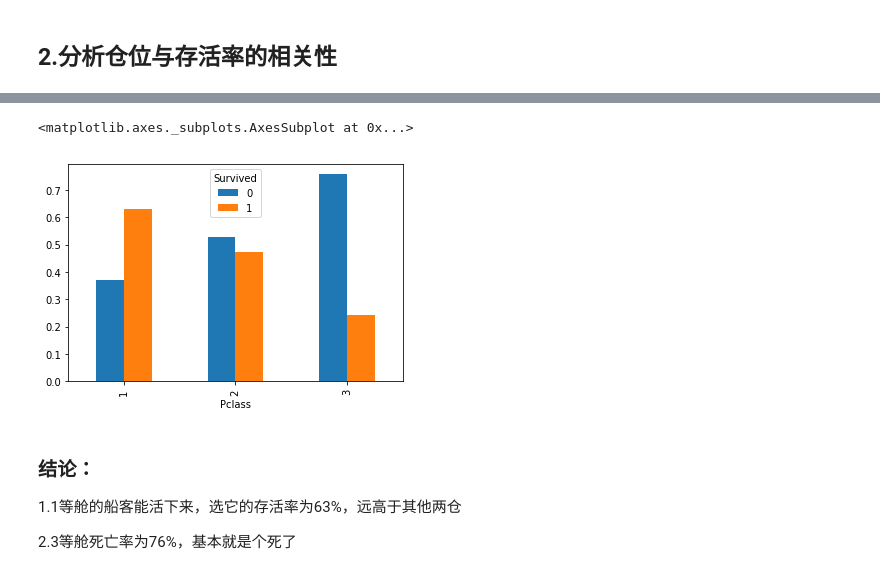
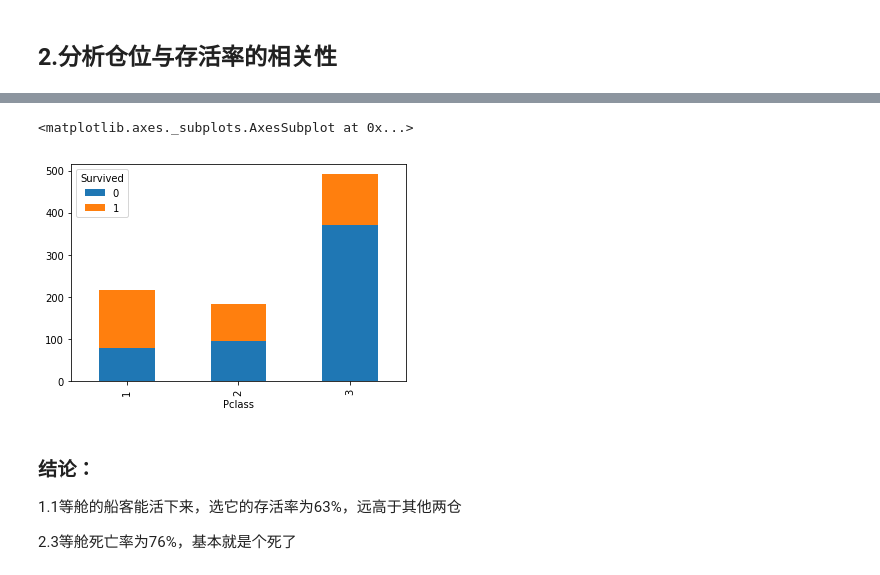
Before and after one commit to hjh399/data-analysis, a Jupyter notebook: project/titanic-data.ipynb, the cells around one changed output, grey strips where cells are left out. Drawn from its saved outputs; the diff is of its cells as text; code cells hidden in the pictures.

```diff
--- a/project/titanic-data.ipynb
+++ b/project/titanic-data.ipynb
@@ -70,8 +66,8 @@ pclass_pcts
-# %%
-pclass_pcts.plot.bar()
-# %% [output]
-<matplotlib.axes._subplots.AxesSubplot at 0x...>
-[figure, removed]
+# %%
+trip_data.groupby(['Pclass','Survived'])['Survived'].count().unstack().plot(kind = 'bar',stacked = 'True')
+# %% [output]
+<matplotlib.axes._subplots.AxesSubplot at 0x...>
+[figure, added]
 # %% [markdown]
 ### 结论：
 1.1等舱的船客能活下来，选它的存活率为63%，远高于其他两仓
```
Also changed, not shown: parts of 20 cells of this notebook.
